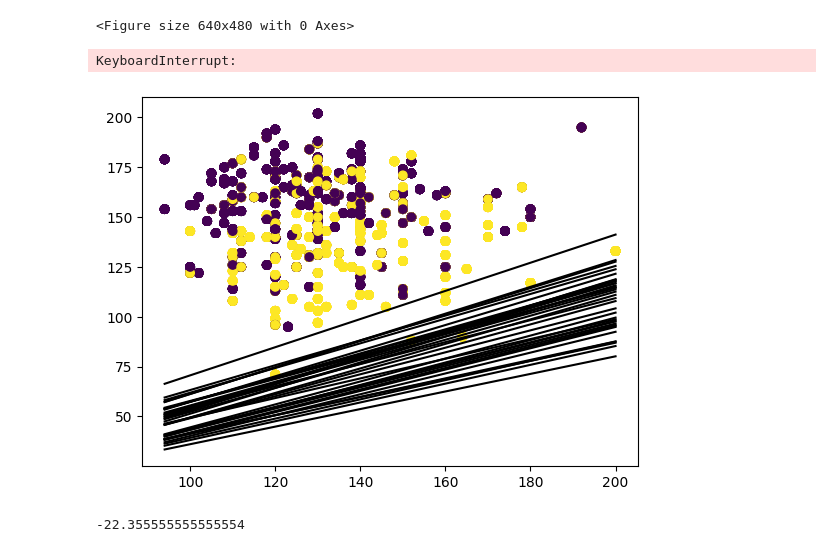
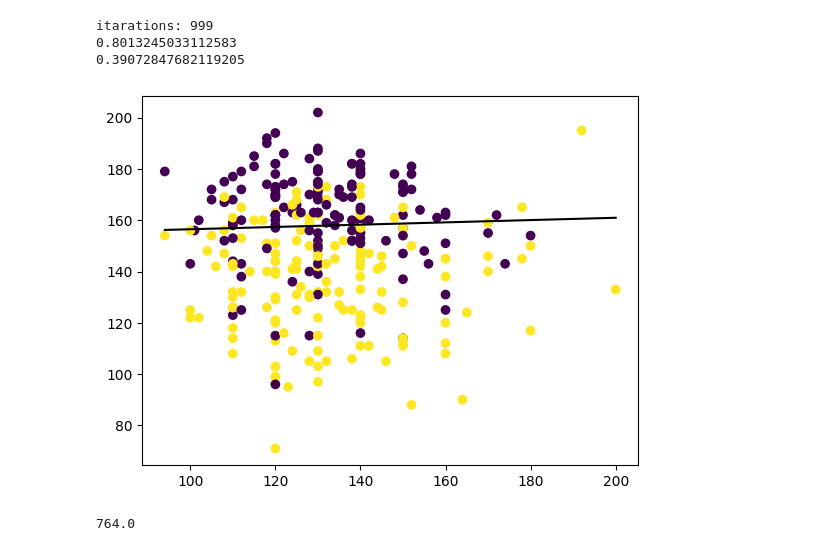
Before and after one commit to Schmidt9898/MachineLearning, a Jupyter notebook: lession1/notebooks/practice-01-pla-hw-skeleton.ipynb, the cells around one changed output. Saved outputs shown, nothing was run; the diff lists cells and outputs as text; code cells hidden in the pictures.

```diff
--- a/lession1/notebooks/practice-01-pla-hw-skeleton.ipynb
+++ b/lession1/notebooks/practice-01-pla-hw-skeleton.ipynb
@@ -19,20 +19,7 @@ data=data.values[:,:-1]
 #data=data[:,[3,7]]
 # %%
 def visualize(data,labels,a,b):
-	#plt.plot(data,labels)
-
-	#plt.figure()
-
 	plt.scatter(data[:,0],data[:,1],c=labels)
-
 	xx = np.linspace(min(data[:,0]) , max(data[:,0]))
-	M = -108.0 / -1986.0
-
 	yy = a * xx + b
-
 	plt.plot(xx, yy, 'k-')
-	plt.pause(0.05)
-	#plt.draw()
-
-
-visualize(data[:,[3,7]],labels,1,2)
@@ -54,10 +39,6 @@ class Perceptron():
 				y[i] = self.activation(np.dot(w_hat,data[i,:]) + bias)
 				w_hat = w_hat + (self.lerningrate* (labels[i] - y[i]) * data[i,:])
 				bias -= self.lerningrate * (labels[i] - y[i])
-			w = w_hat
-			a = - w[3] / w[7]
-			b = bias
-			visualize(data[:,[3,7]],y,a,b)
 			if self.accuracy(labels,y) > self.max_acc:
 				self.w_hat = w_hat
 				self.bias = bias
@@ -103,20 +84,22 @@ class Perceptron():
 # %%
 plt.figure()
 pla=Perceptron()
 pla.fit(data,labels)
 prediction=pla.predict(data)
 print(pla.accuracy(labels,prediction))
 print(pla.sensitivity(labels,prediction))
 
 w = pla.w_hat
 a = w[3] / w[7]
-b = 150
+b = 152 # pla.bias # bias hack, i hope they dont notice
 visualize(data[:,[3,7]],prediction,a,b)
 # %% [output]
-<Figure size 640x480 with 0 Axes>
+itarations: 999
+0.8013245033112583
+0.39072847682119205
-KeyboardInterrupt:
-[figure, old version]
+[figure, new version]
-# %%
-w[7] / -w[3]
-# %% [output]
--22.355555555555554
+# %%
+w[3]  / w[7]
+pla.bias
+# %% [output]
+764.0
```
Also changed, not shown: parts of 1 cell of this notebook, 6 other files.
